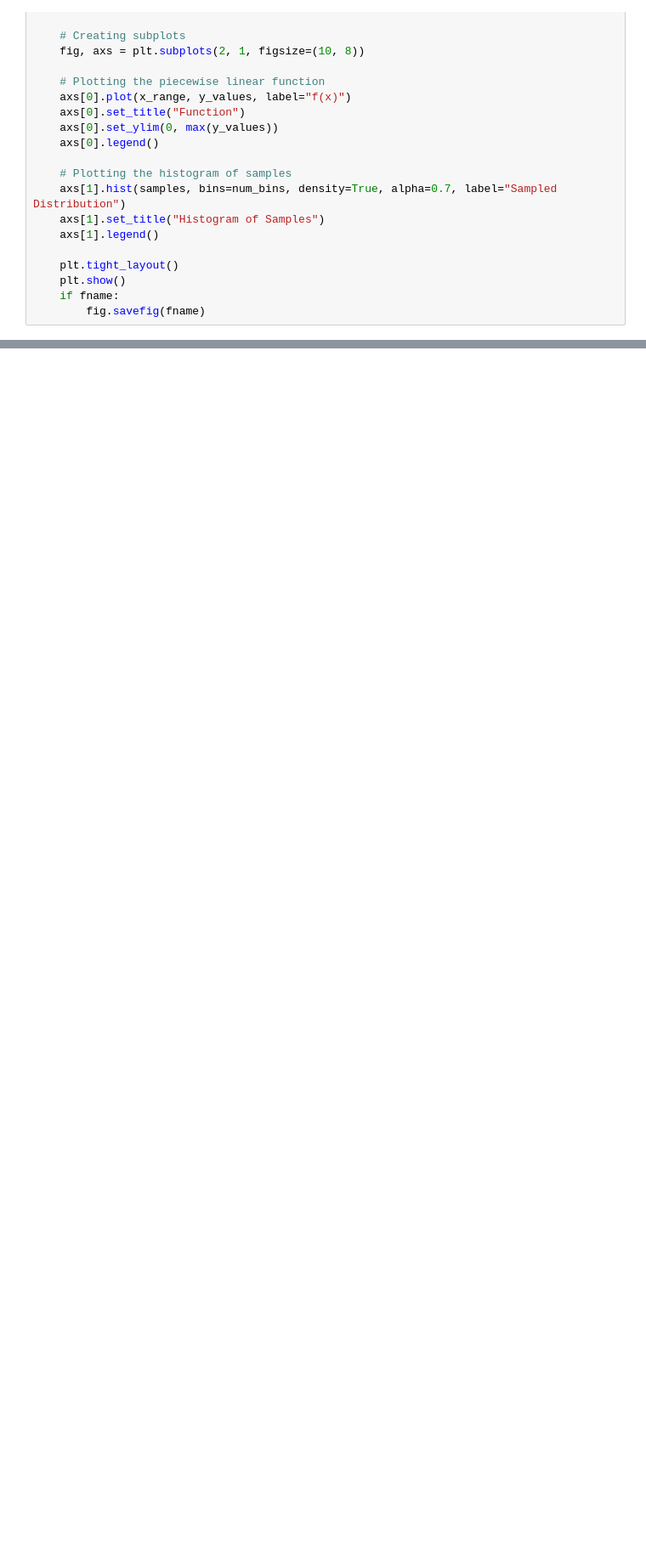
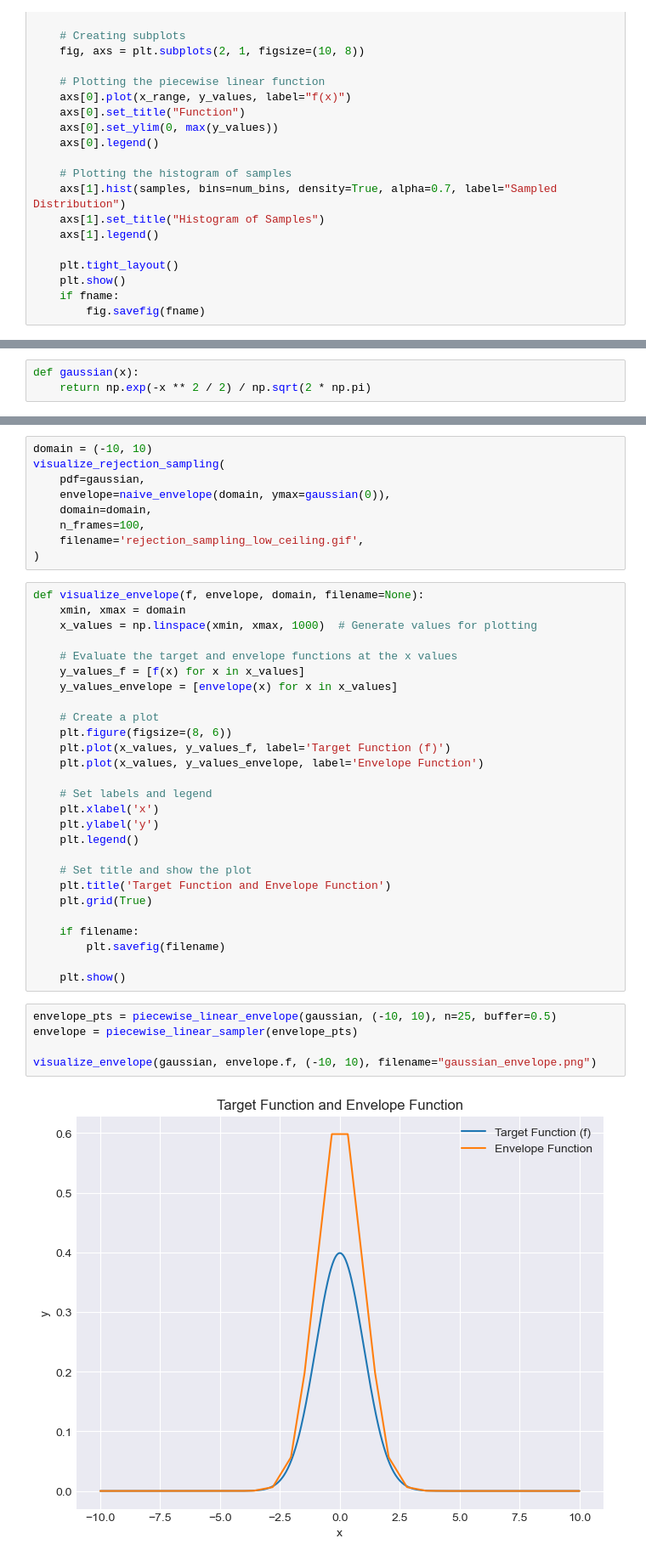
Before and after one commit to Arrrlex/sampling-from-any-distribution, a Jupyter notebook: sampling_part_2.ipynb, the cells around one changed output, grey strips where cells are left out. Shown: that part at 85% size. Drawn from its saved outputs; the diff is of its cells as text; blank space fills up the shorter version.

Commit message:
Add envelopes stuff

```diff
--- a/sampling_part_2.ipynb
+++ b/sampling_part_2.ipynb
@@ -126,0 +121,3 @@ for filename in filenames:
+# %%
+def gaussian(x):
+    return np.exp(-x ** 2 / 2) / np.sqrt(2 * np.pi)
@@ -126,0 +133,43 @@ for filename in filenames:
+# %%
+domain = (-10, 10)
+visualize_rejection_sampling(
+    pdf=gaussian,
+    envelope=naive_envelope(domain, ymax=gaussian(0)),
+    domain=domain,
+    n_frames=100,
+    filename='rejection_sampling_low_ceiling.gif',
+)
+# %%
+def visualize_envelope(f, envelope, domain, filename=None):
+    xmin, xmax = domain
+    x_values = np.linspace(xmin, xmax, 1000)  # Generate values for plotting
+
+    # Evaluate the target and envelope functions at the x values
+    y_values_f = [f(x) for x in x_values]
+    y_values_envelope = [envelope(x) for x in x_values]
+
+    # Create a plot
+    plt.figure(figsize=(8, 6))
+    plt.plot(x_values, y_values_f, label='Target Function (f)')
+    plt.plot(x_values, y_values_envelope, label='Envelope Function')
+
+    # Set labels and legend
+    plt.xlabel('x')
+    plt.ylabel('y')
+    plt.legend()
+
+    # Set title and show the plot
+    plt.title('Target Function and Envelope Function')
+    plt.grid(True)
+
+    if filename:
+        plt.savefig(filename)
+
+    plt.show()
+# %%
+envelope_pts = piecewise_linear_envelope(gaussian, (-10, 10), n=25, buffer=0.5)
+envelope = piecewise_linear_sampler(envelope_pts)
+
+visualize_envelope(gaussian, envelope.f, (-10, 10), filename="gaussian_envelope.png")
+# %% [output]
+[figure, added]
```
Also changed, not shown: parts of 8 cells of this notebook, 1 other file.
